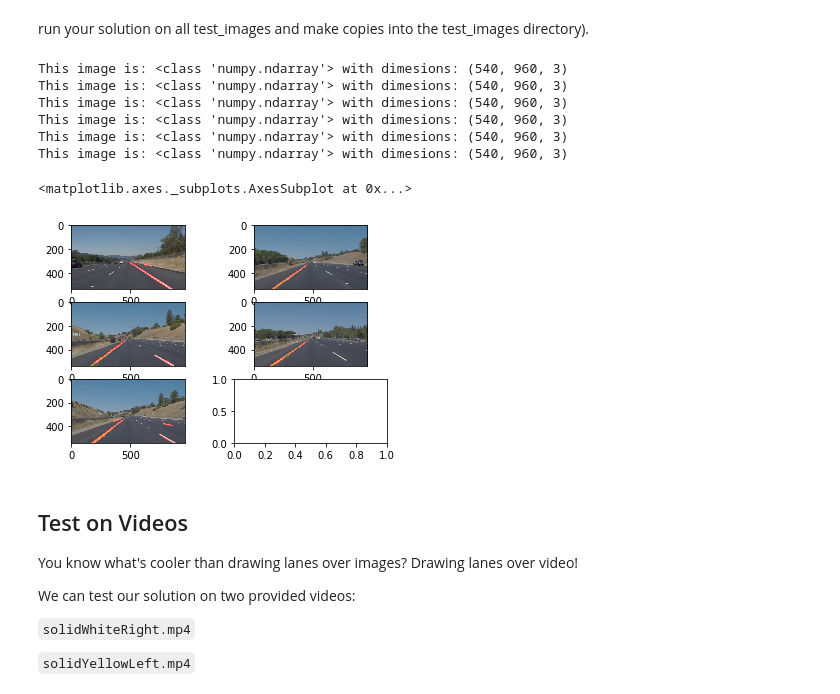
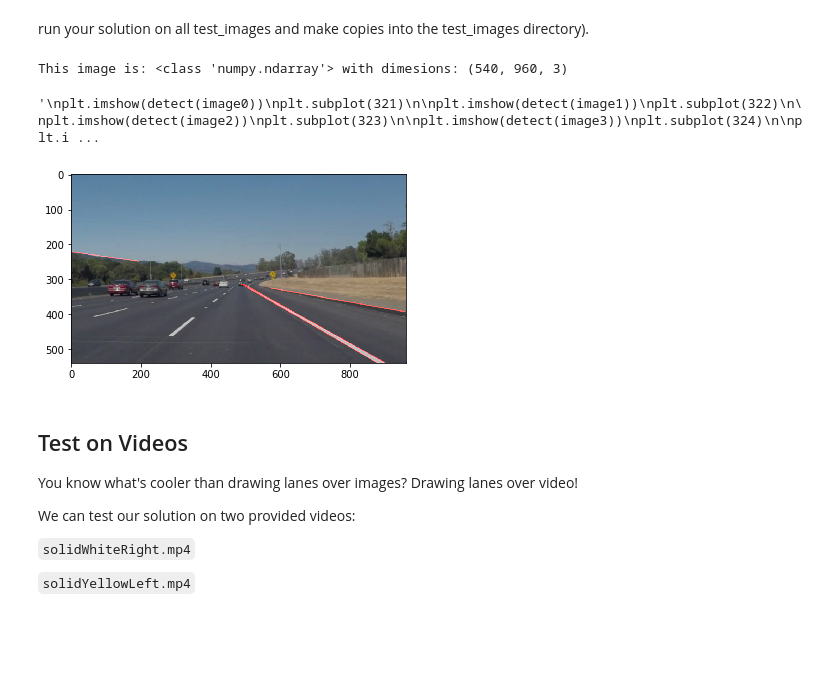
Before and after one commit to davidson00000/CarND-LaneLines-P1, a Jupyter notebook: P1.ipynb, the cells around one changed output. Cells and saved outputs as stored; diff of their text form; code cells hidden in the pictures; blank space fills up the shorter version.

```diff
--- a/P1.ipynb
+++ b/P1.ipynb
@@ -217,59 +222,51 @@ image4 = mpimg.imread('test_images/solidYellowLeft.jpg')
 image5 = mpimg.imread('test_images/whiteCarLaneSwitch.jpg')
 
 def detect(image):
-    print('This image is:', type(image), 'with dimesions:', image.shape)
-    #grayscale
+    #Step1 transform an original image into gray-scale
     gray = grayscale(image)
-    #gaussian filter
-    clean = gaussian_blur(gray,3)
-    #canny edge detecter
+
+    #Step2 filtering
+    clean = gaussian_blur(gray,9)
+
+    #Step3 edge detection
     edges = canny(clean,100,150)
+
+    #Step4 line detection and select a correct line by hough line transform
 
     rho = 1 # distance resolution in pixels of the Hough grid
     theta = np.pi/180 # angular resolution in radians of the Hough grid
-    threshold = 150     # minimum number of votes (intersections in Hough grid cell)
-    min_line_length = 50 #minimum number of pixels making up a line
-    max_line_gap = 1    # maximum gap in pixels between connectable line segments
-    line_image = np.copy(image)*0 #creating a blank to draw lines on
-    # Run Hough on edge detected image
-    lines = cv2.HoughLinesP(edges, rho, theta, threshold, np.array([]),min_line_length, max_line_gap)
+    threshold = 75     # minimum number of votes (intersections in Hough grid cell)
+    min_line_len = 100 #minimum number of pixels making up a line
+    max_line_gap = 50    # maximum gap in pixels between connectable line segments
+    line_image = hough_lines(edges, rho, theta, threshold, min_line_len, max_line_gap)
 
-    # Iterate over the output "lines" and draw lines on the blank
-    for line in lines:
-        for x1,y1,x2,y2 in line:
-            cv2.line(line_image,(x1,y1),(x2,y2),(255,0,0),10)
-
-    # Create a "color" binary image to combine with line image
-    color_edges = np.dstack((edges, edges, edges))
-    # Draw the lines on the edge image
+    #Step5 Select line
     return cv2.addWeighted(image, 0.8, line_image, 1, 0)
 
+plt.imshow(detect(image0))
+'''
 plt.imshow(detect(image0))
 plt.subplot(321)
 
 plt.imshow(detect(image1))
 plt.subplot(322)
 
 plt.imshow(detect(image2))
 plt.subplot(323)
 
 plt.imshow(detect(image3))
 plt.subplot(324)
 
 plt.imshow(detect(image4))
 plt.subplot(325)
 
 plt.imshow(detect(image5))
 plt.subplot(326)
+'''
 # %% [output]
 This image is: <class 'numpy.ndarray'> with dimesions: (540, 960, 3)
-This image is: <class 'numpy.ndarray'> with dimesions: (540, 960, 3)
-This image is: <class 'numpy.ndarray'> with dimesions: (540, 960, 3)
-This image is: <class 'numpy.ndarray'> with dimesions: (540, 960, 3)
-This image is: <class 'numpy.ndarray'> with dimesions: (540, 960, 3)
-This image is: <class 'numpy.ndarray'> with dimesions: (540, 960, 3)
-<matplotlib.axes._subplots.AxesSubplot at 0x...>
+'\nplt.imshow(detect(image0))\nplt.subplot(321)\n\nplt.imshow(detect(image1))\nplt.subplot(322)\n\nplt.imshow(detect(image2))\nplt.subplot(323)\n\nplt.imshow(detect(image3))\nplt.subplot(324)\n\nplt.i ...
-[figure, old version]
+[figure, new version]
 # %% [markdown]
 ## Test on Videos
 
```
Also changed, not shown: parts of 4 cells of this notebook, 3 other files.
